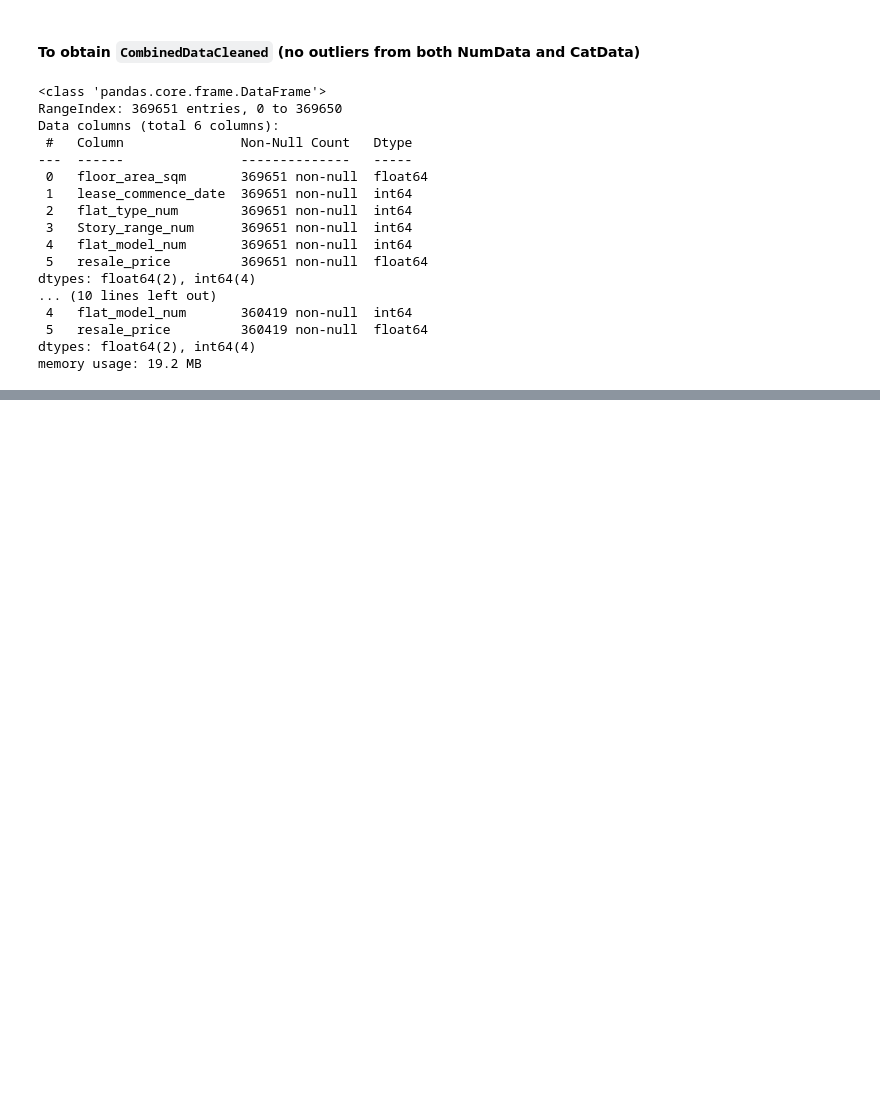
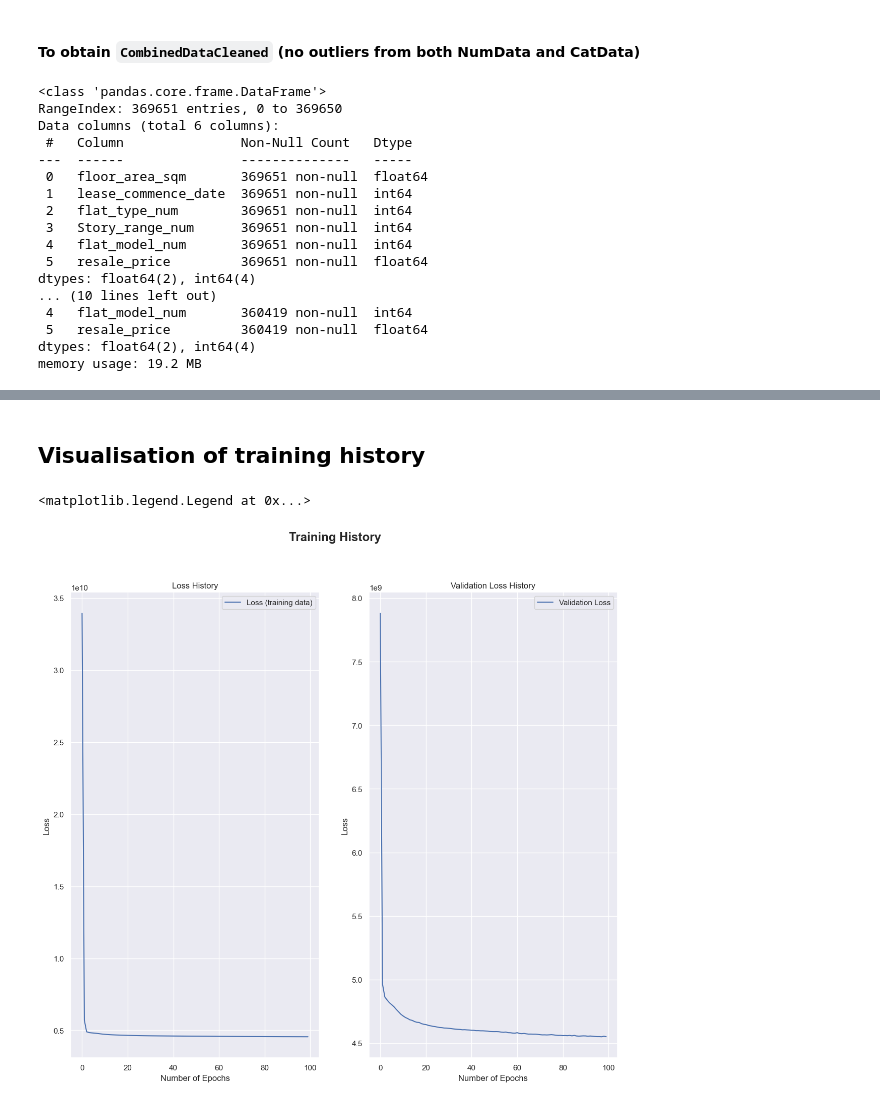
Before and after one commit to shunpingong/SC1015-Project, a Jupyter notebook: Neural Network.ipynb, the cells around one changed output, grey strips where cells are left out. Cells and saved outputs as stored; diff of their text form; code cells hidden in the pictures; blank space fills up the shorter version.

Commit message:
Updated the code for model

```diff
--- a/Neural Network.ipynb
+++ b/Neural Network.ipynb
@@ -90,12 +95,10 @@ memory usage: 19.2 MB
 # %%
-from sklearn.model_selection import train_test_split
-
 # Concatenate the numerical and categorical variables
 X = CombinedDataCleaned.iloc[:, 0:5] # get columns 0 to 4
 y = CombinedDataCleaned['resale_price']
 
 # Split the dataset into training and testing sets
-X_train, X_test, y_train, y_test = train_test_split(X, y, test_size=0.2, random_state=0)
+X_train, X_test, y_train, y_test = train_test_split(X, y, test_size=0.2)
 
 # Scale the features
 sc = StandardScaler()
@@ -108,23 +111,10 @@ model.add(Dense(units=64, activation='relu', input_dim=X_train.shape[1]))
 model.add(Dense(units=64, activation='relu'))
 model.add(Dense(units=1))
 
-# Compile the model
-model.compile(optimizer='adam', loss='mse', metrics=['mae'])
+# Compile the model with mean squared error loss and Adam optimizer
+model.compile(loss='mean_squared_error', optimizer=Adam(learning_rate=0.001))
 
-# Train the model
-model.fit(X_train, y_train, epochs=100, batch_size=32)
-
-# Evaluate the model
-mse, mae = model.evaluate(X_test, y_test)
-print('Mean Squared Error:', mse)
-print('Mean Absolute Error:', mae)
-
-# Determine feature importance using permutation importance
-results = permutation_importance(model, X_test, y_test, scoring='neg_mean_squared_error', n_repeats=10, random_state=0)
-importance = results.importances_mean
-
-# Print the feature importance scores
-for i, v in enumerate(importance):
-    print('Feature %d, Score: %.5f' % (i, v))
+# Train the model and store the training history
+history = model.fit(X_train, y_train, epochs=100, batch_size=64, validation_data=(X_test, y_test))
 # %% [output]
 Epoch 1/100
@@ -146,0 +137,18 @@ Epoch 52/100
+# %% [markdown]
+## Visualisation of training history
+# %%
+f, ax = plt.subplots(nrows=1, ncols=2, figsize=(14, 12))
+f.suptitle('Training History', fontweight='bold', fontsize='x-large')
+
+ax[0].plot(history.history['loss'], label='Loss (training data)')
+ax[0].set_title('Loss History')
+ax[0].set(ylabel='Loss', xlabel='Number of Epochs')
+ax[0].legend(loc="upper right")
+
+ax[1].plot(history.history['val_loss'], label='Validation Loss')
+ax[1].set_title('Validation Loss History')
+ax[1].set(ylabel='Loss', xlabel='Number of Epochs')
+ax[1].legend(loc="upper right")
+# %% [output]
+<matplotlib.legend.Legend at 0x...>
+[figure, added]
```
Also changed, not shown: parts of 9 cells of this notebook, 1 other file.
